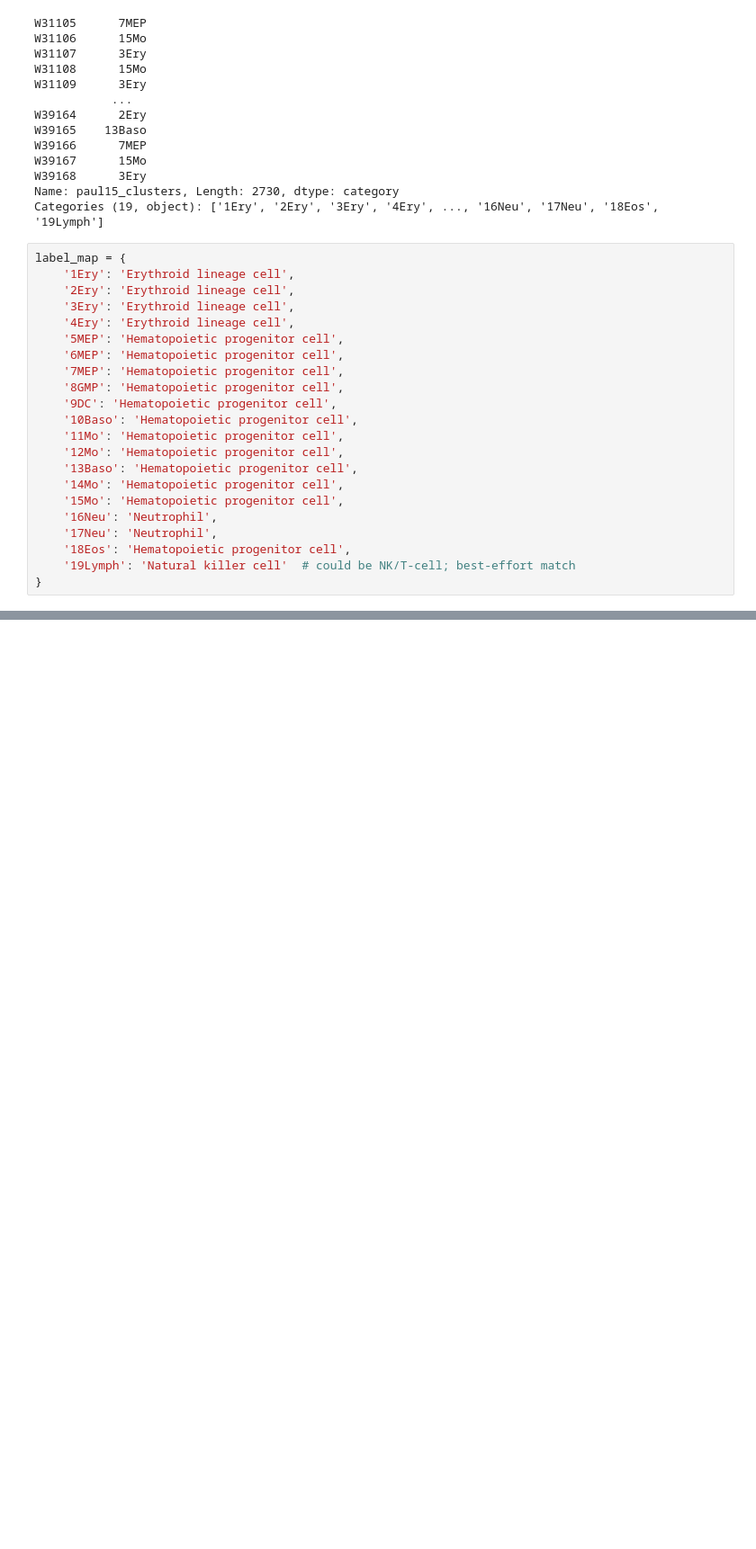
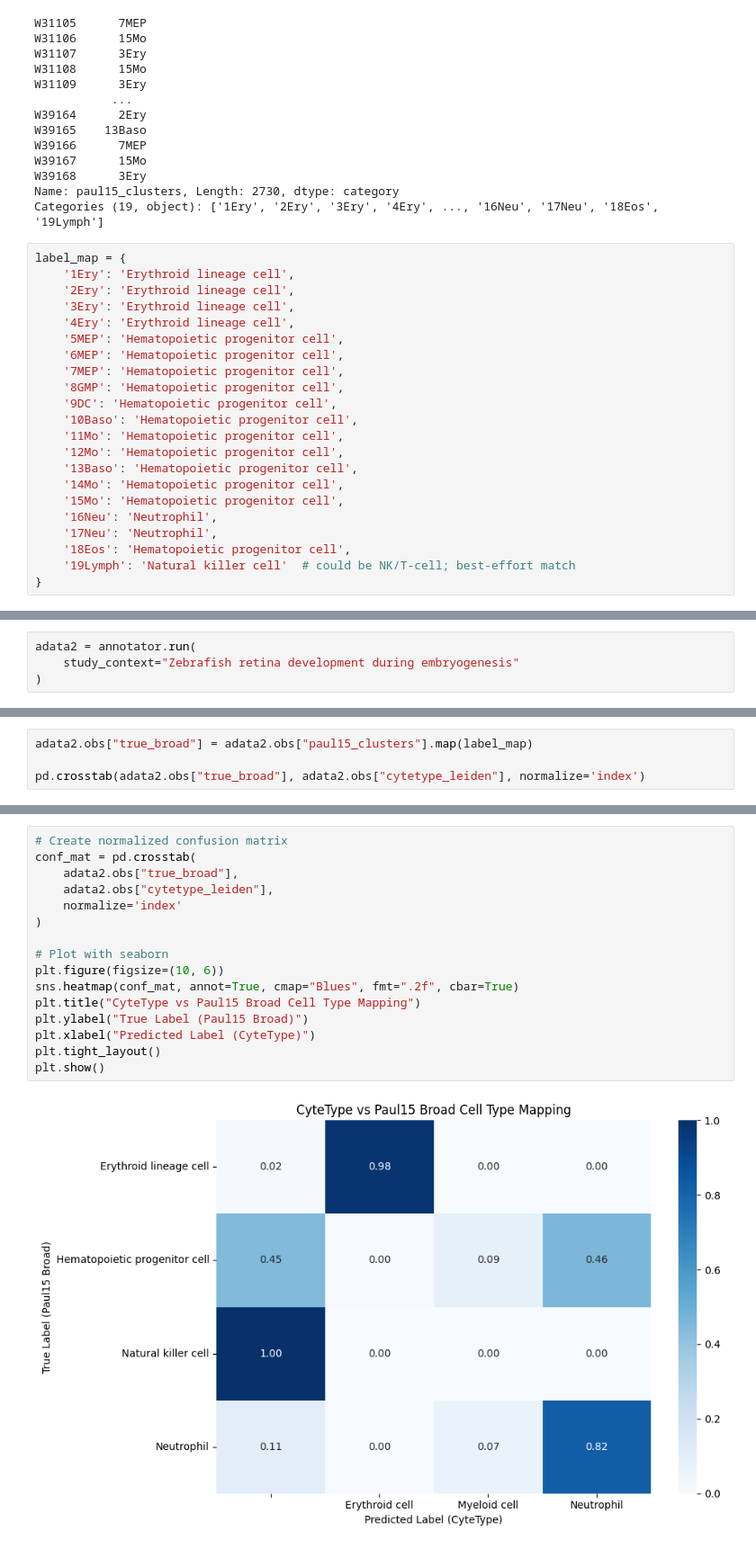
Before and after one commit to dalloliogm/cytetype_eval, a Jupyter notebook: cytetype exploration.ipynb, the cells around one changed output, grey strips where cells are left out. Shown at 90% size. Cells and saved outputs as stored; diff of their text form; blank space fills up the shorter version.

Commit message:
tried to trick the annotators

```diff
--- a/cytetype exploration.ipynb
+++ b/cytetype exploration.ipynb
@@ -216,0 +210,4 @@ plt.show()
+# %%
+adata2 = annotator.run(
+    study_context="Zebrafish retina development during embryogenesis"
+)
@@ -216,0 +232,4 @@ plt.show()
+# %%
+adata2.obs["true_broad"] = adata2.obs["paul15_clusters"].map(label_map)
+
+pd.crosstab(adata2.obs["true_broad"], adata2.obs["cytetype_leiden"], normalize='index')
@@ -216,0 +243,18 @@ plt.show()
+# %%
+# Create normalized confusion matrix
+conf_mat = pd.crosstab(
+    adata2.obs["true_broad"],
+    adata2.obs["cytetype_leiden"],
+    normalize='index'
+)
+
+# Plot with seaborn
+plt.figure(figsize=(10, 6))
+sns.heatmap(conf_mat, annot=True, cmap="Blues", fmt=".2f", cbar=True)
+plt.title("CyteType vs Paul15 Broad Cell Type Mapping")
+plt.ylabel("True Label (Paul15 Broad)")
+plt.xlabel("Predicted Label (CyteType)")
+plt.tight_layout()
+plt.show()
+# %% [output]
+[figure, added]
```
Also changed, not shown: parts of 10 cells of this notebook.
